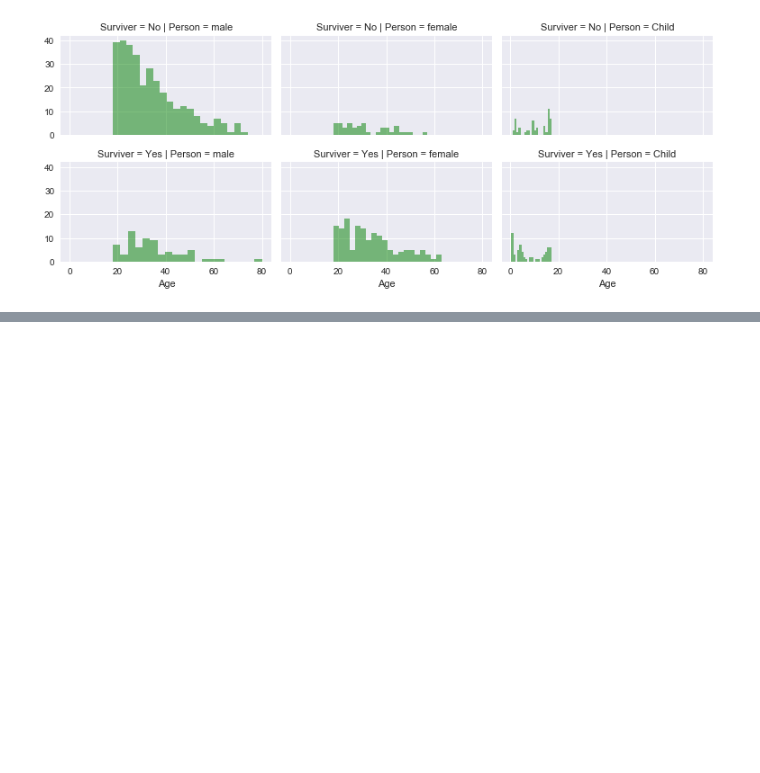
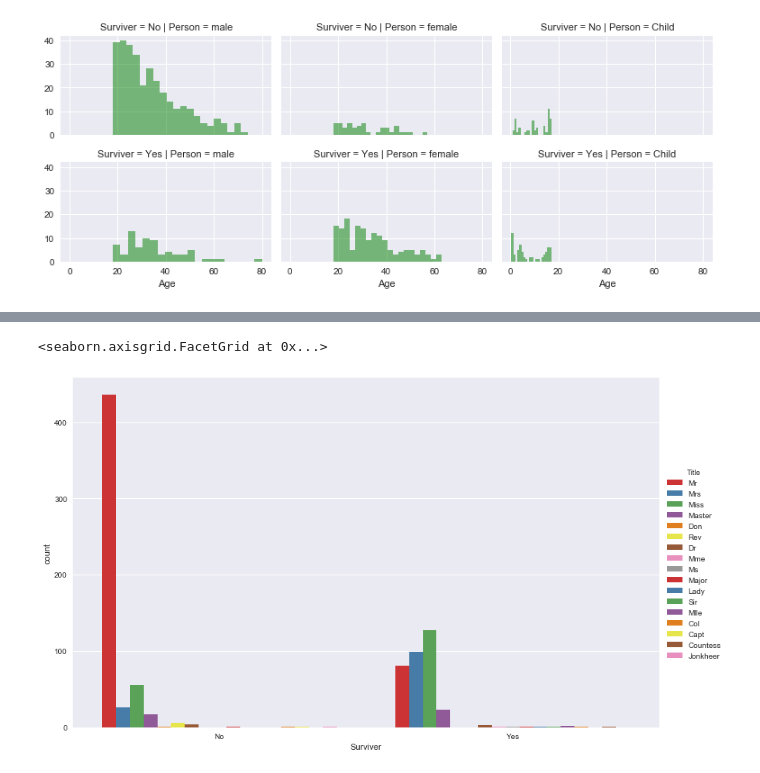
Before and after one commit to abhi0987/data_analysis_py, a Jupyter notebook: titanic.ipynb, the cells around one changed output, grey strips where cells are left out. Drawn from its saved outputs; the diff is of its cells as text; code cells hidden in the pictures; blank space fills up the shorter version.

```diff
--- a/titanic.ipynb
+++ b/titanic.ipynb
@@ -256,0 +293,8 @@ grid.map
+# %%
+#analyzing if name feature can be used extract titles
+#To see the correlation b/w title and survived
+#Use Regex to extract the title like (Mr.,Miss. etc)
+for data in df:
+    df['Title'] = df.Name.str.extract(' ([A-Za-z]+)\.',expand=False)
+
+pd.crosstab(df['Title'],df['Sex'])
@@ -256,0 +321,6 @@ grid.map
+# %%
+#Plot showing title vs Survived
+sns.factorplot('Surviver',data=df,hue='Title',kind='count',palette='Set1',size=7.0,aspect=1.6)
+# %% [output]
+<seaborn.axisgrid.FacetGrid at 0x...>
+[figure, added]
```
Also changed, not shown: parts of 8 cells of this notebook.
